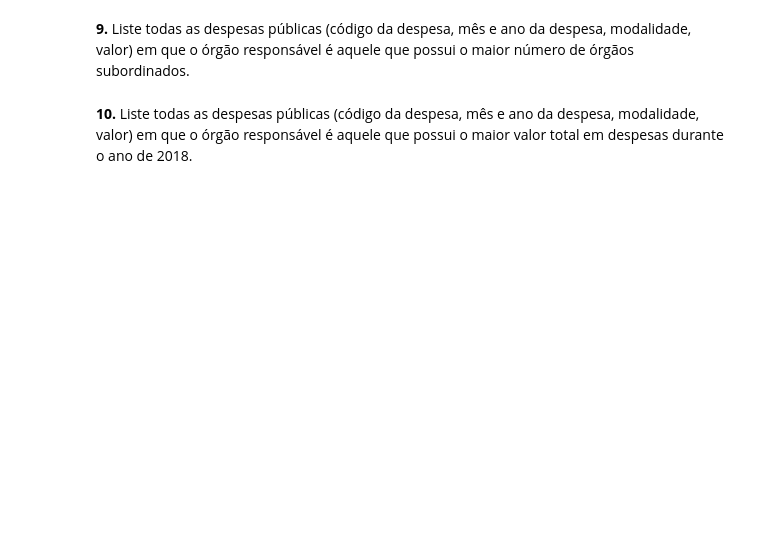
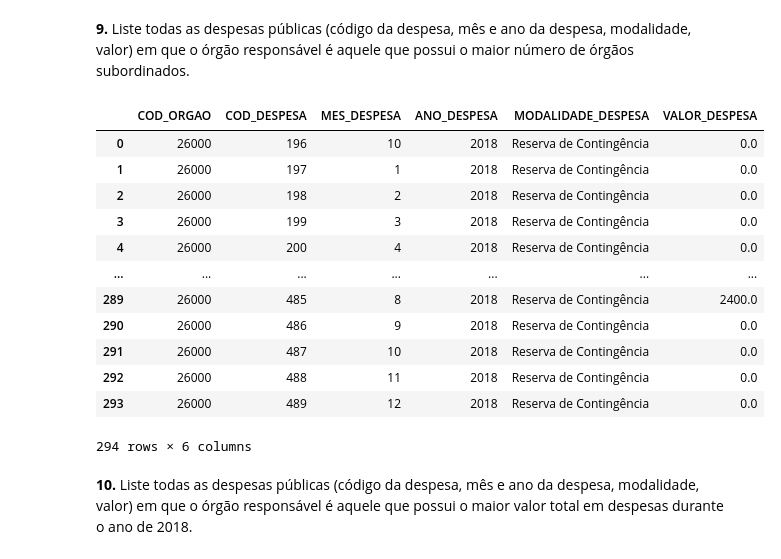
Before and after one commit to ondanieldev/ibd, a Jupyter notebook: ibd_tp_01.ipynb, the cells around one changed output. Cells and saved outputs as stored; diff of their text form; code cells hidden in the pictures; blank space fills up the shorter version.

```diff
--- a/ibd_tp_01.ipynb
+++ b/ibd_tp_01.ipynb
@@ -115,4 +309,32 @@ Expresse cada consulta abaixo utilizando SQL:
 # %% [markdown]
 **9.** Liste todas as despesas públicas (código da despesa, mês e ano da despesa, modalidade, valor) em que o órgão responsável é aquele que possui o maior número de órgãos subordinados.
+# %%
+q9 = pd.read_sql_query(
+  "SELECT dp.cod_orgao, dp.cod_despesa, dp.mes_despesa, dp.ano_despesa, dp.modalidade_despesa, dp.valor_despesa " +
+  "FROM despesa_publica AS dp " +
+  "WHERE dp.cod_orgao = " +
+  "(" +
+    "SELECT o.cod_orgao " +
+    "FROM orgao AS o " +
+    "ORDER BY o.qtd_orgaos_subordinados DESC " +
+    "LIMIT 1" +
+  ")"
+, conn)
+
+q9
+# %% [output]
+|  | COD_ORGAO | COD_DESPESA | MES_DESPESA | ANO_DESPESA | MODALIDADE_DESPESA | VALOR_DESPESA |
+| 0 | 26000 | 196 | 10 | 2018 | Reserva de Contingência | 0.0 |
+| 1 | 26000 | 197 | 1 | 2018 | Reserva de Contingência | 0.0 |
+| 2 | 26000 | 198 | 2 | 2018 | Reserva de Contingência | 0.0 |
+| 3 | 26000 | 199 | 3 | 2018 | Reserva de Contingência | 0.0 |
+| 4 | 26000 | 200 | 4 | 2018 | Reserva de Contingência | 0.0 |
+| ... | ... | ... | ... | ... | ... | ... |
+| 289 | 26000 | 485 | 8 | 2018 | Reserva de Contingência | 2400.0 |
+| 290 | 26000 | 486 | 9 | 2018 | Reserva de Contingência | 0.0 |
+| 291 | 26000 | 487 | 10 | 2018 | Reserva de Contingência | 0.0 |
+| 292 | 26000 | 488 | 11 | 2018 | Reserva de Contingência | 0.0 |
+| 293 | 26000 | 489 | 12 | 2018 | Reserva de Contingência | 0.0 |
+294 rows × 6 columns
 # %% [markdown]
 **10.** Liste todas as despesas públicas (código da despesa, mês e ano da despesa, modalidade, valor) em que o órgão responsável é aquele que possui o maior valor total em despesas durante o ano de 2018.
```
Also changed, not shown: parts of 16 cells of this notebook, 1 other file.
